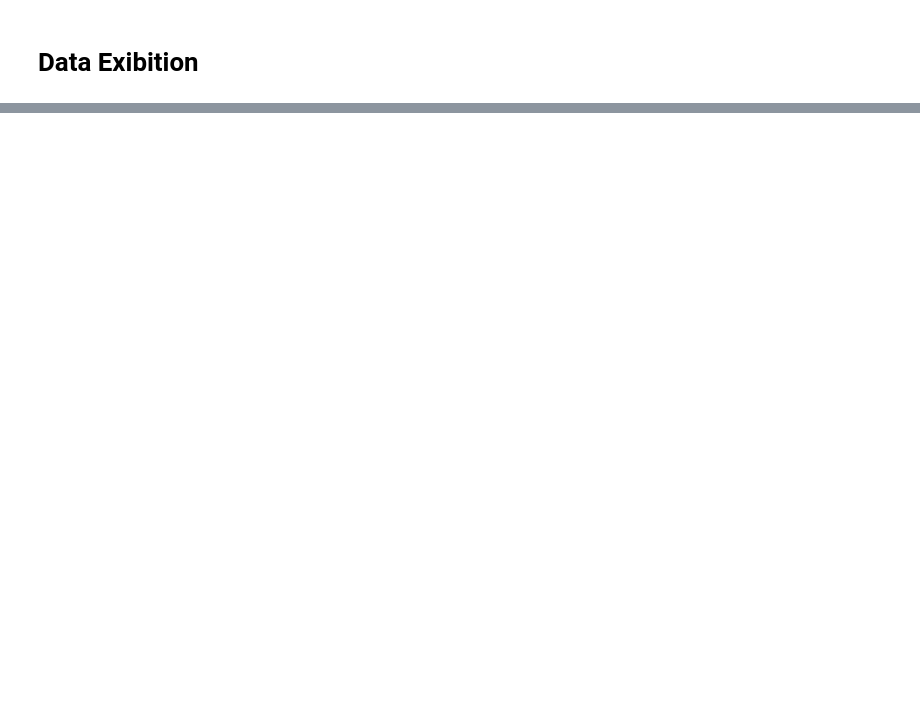
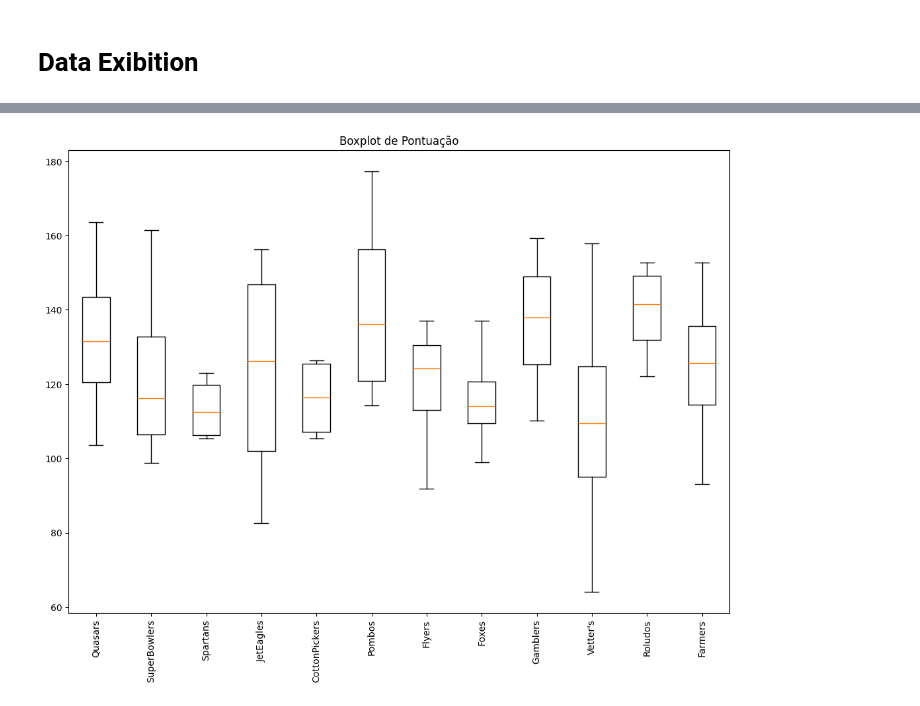
Before and after one commit to Artlima1/lfl, a Jupyter notebook: FantasyLeague.ipynb, the cells around one changed output, grey strips where cells are left out. Cells and saved outputs as stored; diff of their text form; code cells hidden in the pictures; blank space fills up the shorter version.

Commit message:
Code Cleaning and Improvement: Using only DataFrames

```diff
--- a/FantasyLeague.ipynb
+++ b/FantasyLeague.ipynb
@@ -123,2 +92,38 @@ pd.DataFrame(league)
+# %%
+# W-L combinations
+sample_list = range(1, current_week)
+w_combinations = list()
+for n in range(len(sample_list) + 1):
+    w_combinations += list(combinations(sample_list, n))
+# %%
+# Calculating probabilities for n wins
+scenarios_prob = []
+for roster_id in teams_df['roster_id']:
+  for scenario in w_combinations:
+    wins_prob = scores_df[(scores_df['roster_id'] == roster_id) & (scores_df['week'].isin(scenario))]['win_prob'].prod()
+    losses_prob = scores_df[(scores_df['roster_id'] == roster_id) & ~scores_df['week'].isin(scenario)]['win_prob'].apply(lambda x: 1-x).prod()
+    scenario_prob = wins_prob * losses_prob
+    scenarios_prob.append({"roster_id": roster_id, "scenario": scenario, "n_wins": len(scenario), "prob": scenario_prob})
+
+prob_df = pd.DataFrame(scenarios_prob)
+prob_df = prob_df.groupby(['roster_id', 'n_wins'])['prob'].sum().reset_index()
+# %%
+def expected_value(values, weights):
+    values = np.asarray(values)
+    weights = np.asarray(weights)
+    return (values * weights).sum()
+
+# Calculate metrics once
+metrics_df = scores_df.groupby('roster_id')['points'].agg(['mean', 'std']).reset_index()
+metrics_df.columns = ['roster_id', 'avg', 'std']
+
+# Calculate expected wins
+exp_w_df = prob_df.groupby('roster_id').apply(lambda g: expected_value(g['n_wins'], g['prob']))
+exp_w_df = exp_w_df.reset_index()
+exp_w_df.columns = ['roster_id', 'exp_w']
+
+# Merge everything
+league_df = teams_df.merge(metrics_df, on='roster_id').merge(exp_w_df, on='roster_id')
+league_df["delta_w"] = league_df["exp_w"] - league_df["wins"]
 # %% [markdown]
 # **Data Exibition**
@@ -151,18 +146,20 @@ df
 # %%
-df_league = pd.DataFrame(league)
-data = df_league.loc["scores"].to_numpy()
-names = df_league.loc["team_name"].to_numpy()
+data = [scores_df[scores_df['roster_id'] == rid]['points'].values
+        for rid in teams_df['roster_id']]
+names = league_df['short_name'].values
 
-fig = plt.figure(figsize =(10, 7))
+fig = plt.figure(figsize=(10, 7))
 
 # Creating axes instance
 ax = fig.add_axes([0, 0, 1, 1])
 
 # Creating plot
 bp = ax.boxplot(data)
 
 # show plot
 plt.title("Boxplot de Pontuação")
 plt.xticks(range(1, len(names)+1), names, rotation=90)
 plt.show()
+# %% [output]
+[figure, added]
 # %%
```
Also changed, not shown: parts of 24 cells of this notebook.
